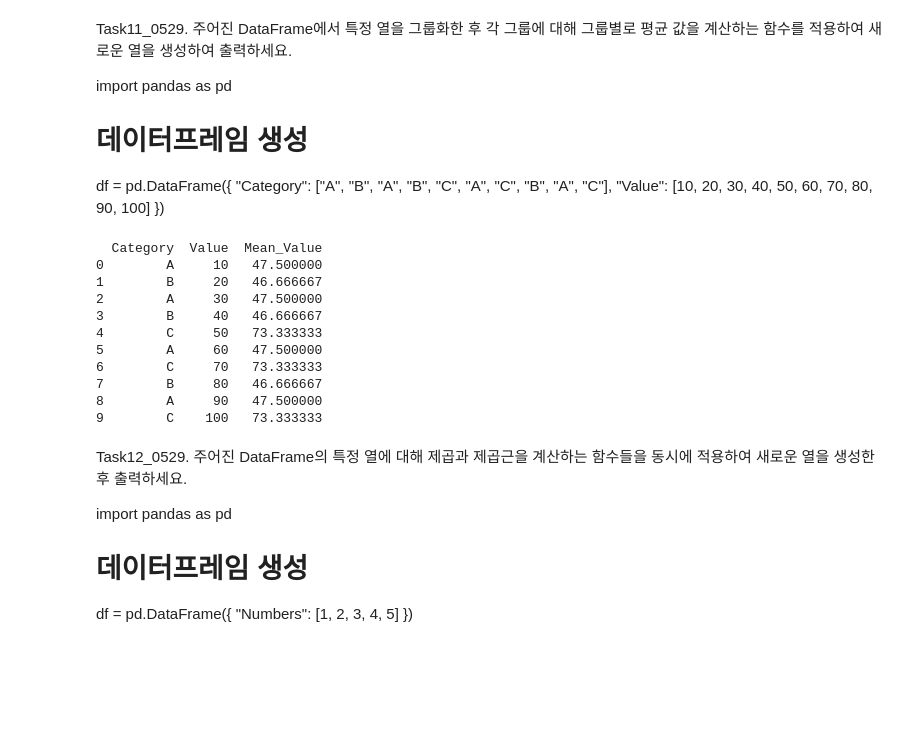
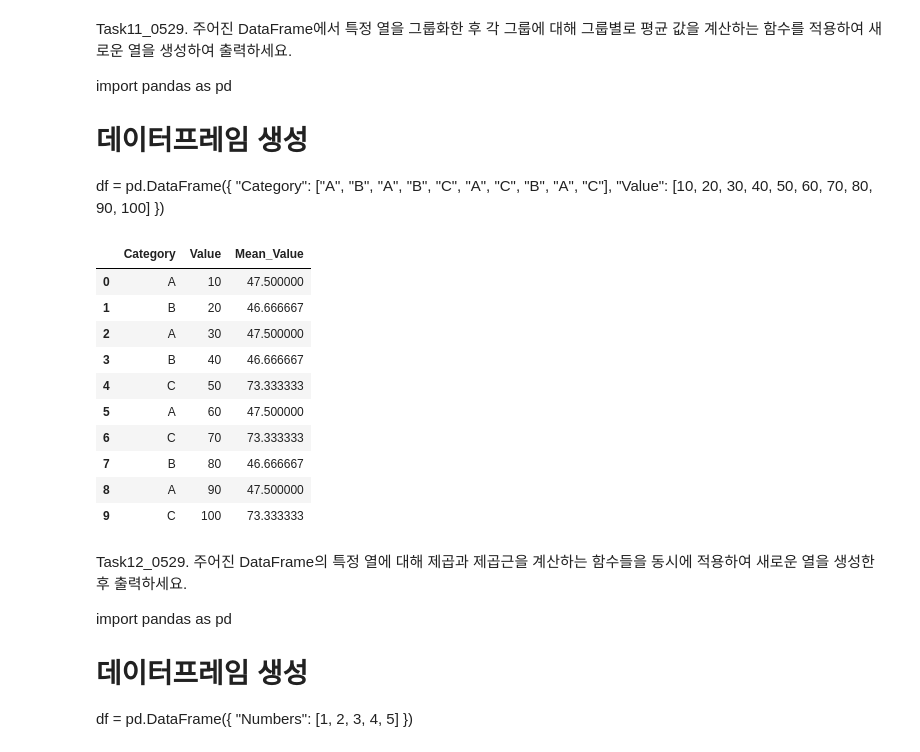
Before and after one commit to windyday0622/windyday, a Jupyter notebook: m3_분석 라이브러리/ 과제_240529.ipynb, the cells around one changed output. Drawn from its saved outputs; the diff is of its cells as text; code cells hidden in the pictures; blank space fills up the shorter version.

```diff
--- a/m3_분석 라이브러리/ 과제_240529.ipynb
+++ b/m3_분석 라이브러리/ 과제_240529.ipynb
@@ -304,26 +303,25 @@ df = pd.DataFrame({
 # %%
 import pandas as pd
 
 df = pd.DataFrame({
     "Category": ["A", "B", "A", "B", "C", "A", "C", "B", "A", "C"],
     "Value": [10, 20, 30, 40, 50, 60, 70, 80, 90, 100]
 })
 
 df['Mean_Value'] = df.groupby('Category')['Value'].transform('mean')
-
-print(df)
+df
 # %% [output]
-  Category  Value  Mean_Value
-0        A     10   47.500000
-1        B     20   46.666667
-2        A     30   47.500000
-3        B     40   46.666667
-4        C     50   73.333333
-5        A     60   47.500000
-6        C     70   73.333333
-7        B     80   46.666667
-8        A     90   47.500000
-9        C    100   73.333333
+|  | Category | Value | Mean_Value |
+| 0 | A | 10 | 47.500000 |
+| 1 | B | 20 | 46.666667 |
+| 2 | A | 30 | 47.500000 |
+| 3 | B | 40 | 46.666667 |
+| 4 | C | 50 | 73.333333 |
+| 5 | A | 60 | 47.500000 |
+| 6 | C | 70 | 73.333333 |
+| 7 | B | 80 | 46.666667 |
+| 8 | A | 90 | 47.500000 |
+| 9 | C | 100 | 73.333333 |
 # %% [markdown]
 Task12_0529. 주어진 DataFrame의 특정 열에 대해 제곱과 제곱근을 계산하는 함수들을 동시에 적용하여 새로운 열을 생성한 후 출력하세요.
 
```
Also changed, not shown: parts of 8 cells of this notebook.
